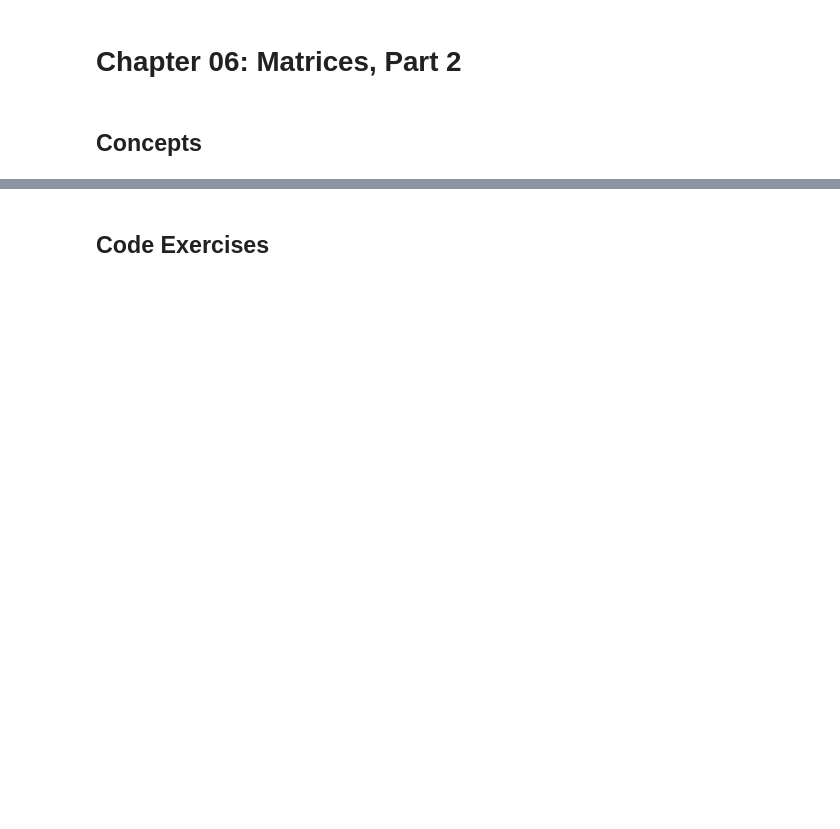
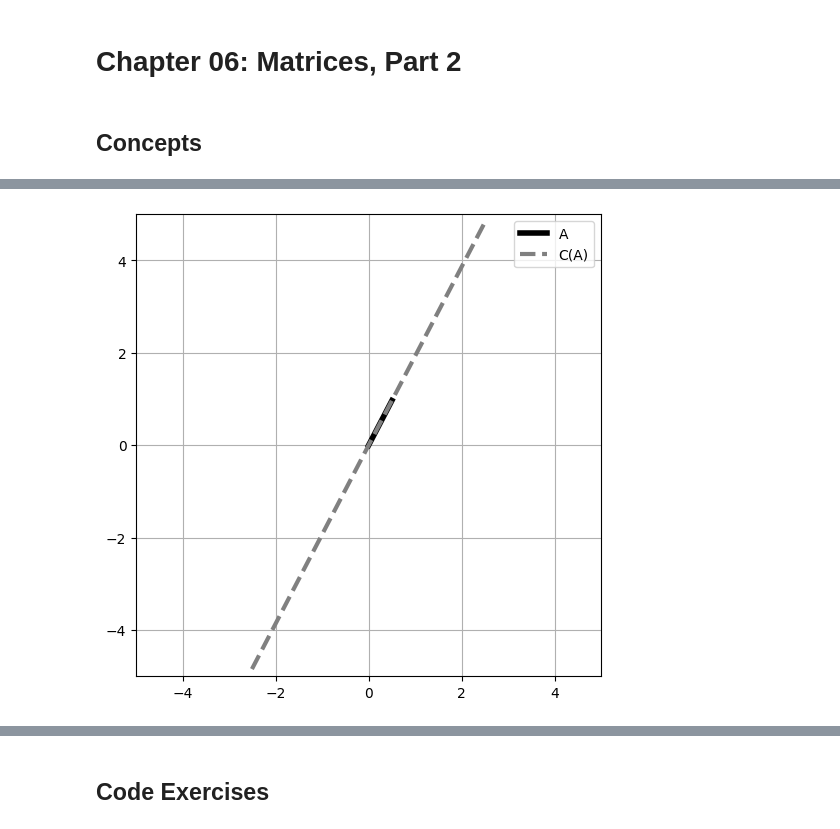
Before and after one commit to MiesnerJacob/practical-linear-algebra-for-data-science, a Jupyter notebook: 06-matrices-pt2.ipynb, the cells around one changed output, grey strips where cells are left out. Cells and saved outputs as stored; diff of their text form; code cells hidden in the pictures; blank space fills up the shorter version.

```diff
--- a/06-matrices-pt2.ipynb
+++ b/06-matrices-pt2.ipynb
@@ -8,0 +70,20 @@
+# %%
+# Column Spaces (just one lonely little column)
+
+matrix_a = np.random.rand(2,1)
+
+xlim = [-5,5]
+colspace_p1 = xlim[0] * matrix_a
+colspace_p2 = xlim[1] * matrix_a
+
+plt.figure(figsize=(6,6))
+plt.plot([0, matrix_a[0,0]], [0,matrix_a[1,0]], 'k', linewidth=4, label='A')
+plt.plot([colspace_p1[0,0], colspace_p2[0,0]], [colspace_p1[1,0], colspace_p2[1,0]],
+         '--', linewidth=3, color='grey', label='C(A)')
+plt.xlim(xlim)
+plt.ylim(xlim)
+plt.legend()
+plt.grid()
+plt.show()
+# %% [output]
+[figure, added]
```
Also changed, not shown: parts of 7 cells of this notebook.
